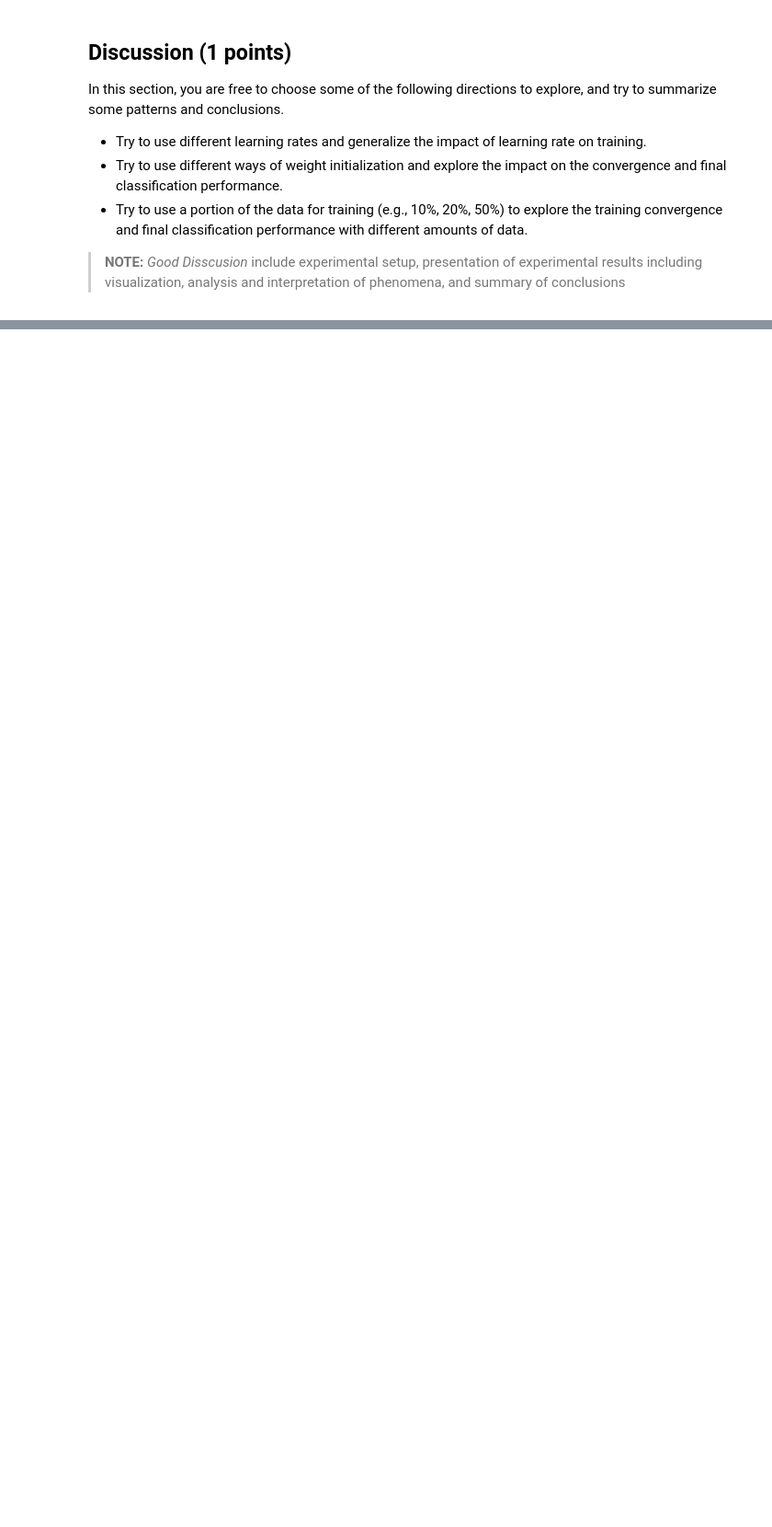
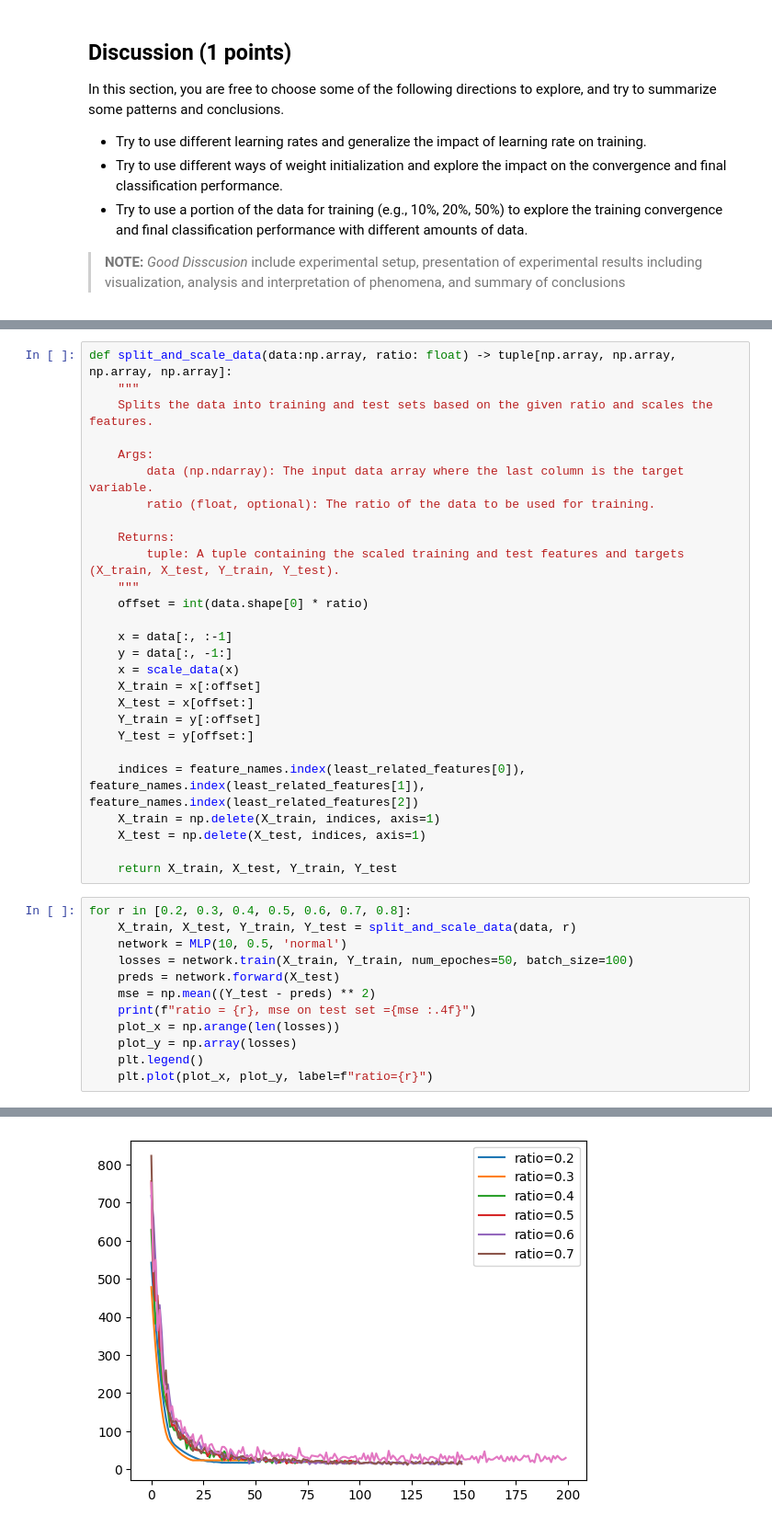
Before and after one commit to whanyu1212/ML-Playbook, a Jupyter notebook: notebook/a1.ipynb, the cells around one changed output, grey strips where cells are left out. Shown: that part at 92% size. Saved outputs shown, nothing was run; the diff lists cells and outputs as text; blank space fills up the shorter version.

```diff
--- a/notebook/a1.ipynb
+++ b/notebook/a1.ipynb
@@ -383,0 +548,40 @@ Write down your analysis and conclusions:
+# %%
+def split_and_scale_data(data:np.array, ratio: float) -> tuple[np.array, np.array, np.array, np.array]:
+    """
+    Splits the data into training and test sets based on the given ratio and scales the features.
+
+    Args:
+        data (np.ndarray): The input data array where the last column is the target variable.
+        ratio (float, optional): The ratio of the data to be used for training.
+
+    Returns:
+        tuple: A tuple containing the scaled training and test features and targets (X_train, X_test, Y_train, Y_test).
+    """
+    offset = int(data.shape[0] * ratio)
+
+    x = data[:, :-1]
+    y = data[:, -1:]
+    x = scale_data(x)
+    X_train = x[:offset]
+    X_test = x[offset:]
+    Y_train = y[:offset]
+    Y_test = y[offset:]
+
+    indices = feature_names.index(least_related_features[0]), feature_names.index(least_related_features[1]), feature_names.index(least_related_features[2])
+    X_train = np.delete(X_train, indices, axis=1)
+    X_test = np.delete(X_test, indices, axis=1)
+
+    return X_train, X_test, Y_train, Y_test
+# %%
+for r in [0.2, 0.3, 0.4, 0.5, 0.6, 0.7, 0.8]:
+    X_train, X_test, Y_train, Y_test = split_and_scale_data(data, r)
+    network = MLP(10, 0.5, 'normal')
+    losses = network.train(X_train, Y_train, num_epoches=50, batch_size=100)
+    preds = network.forward(X_test)
+    mse = np.mean((Y_test - preds) ** 2)
+    print(f"ratio = {r}, mse on test set ={mse :.4f}")
+    plot_x = np.arange(len(losses))
+    plot_y = np.array(losses)
+    plt.legend()
+    plt.plot(plot_x, plot_y, label=f"ratio={r}")
+# %% [output]
@@ -383,0 +595 @@ Write down your analysis and conclusions:
+[figure, added]
```
Also changed, not shown: parts of 17 cells of this notebook.
